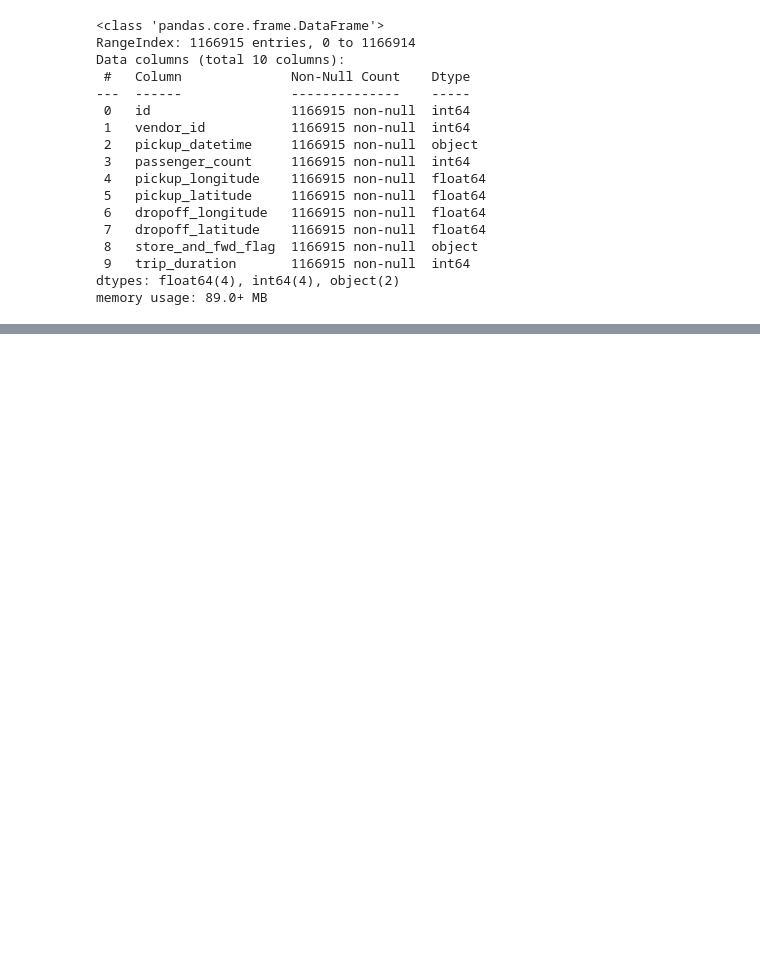
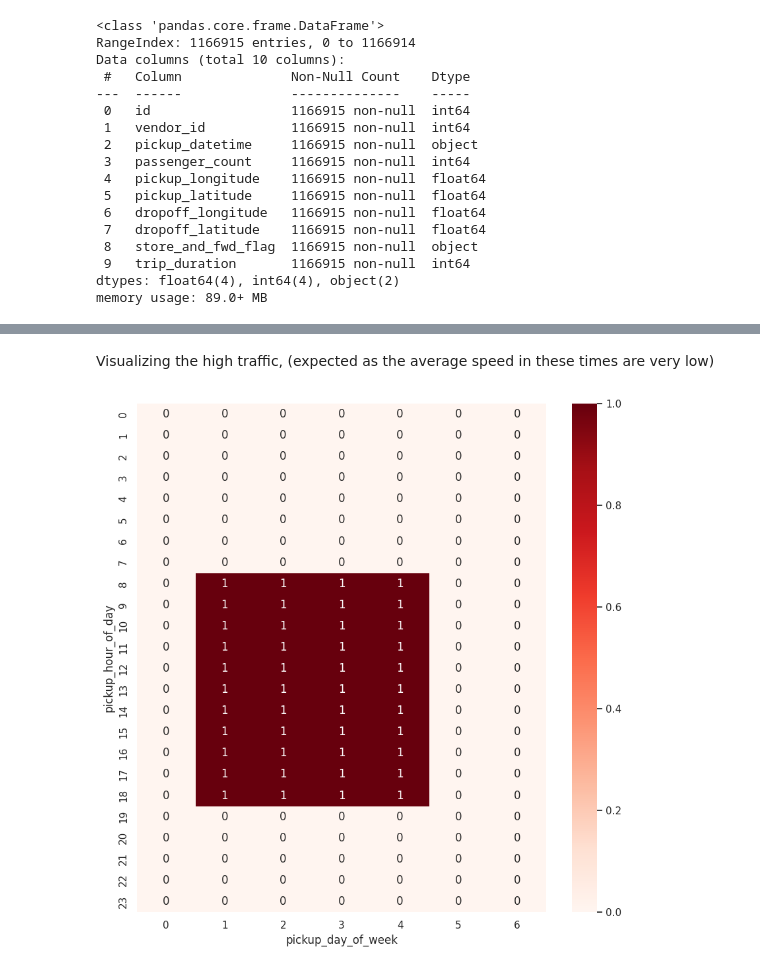
Before and after one commit to Os14you/ny-taxi-prediction, a Jupyter notebook: notebooks/eda.ipynb, the cells around one changed output, grey strips where cells are left out. Drawn from its saved outputs; the diff is of its cells as text; code cells hidden in the pictures; blank space fills up the shorter version.

```diff
--- a/notebooks/eda.ipynb
+++ b/notebooks/eda.ipynb
@@ -43,0 +156,14 @@ df.describe().round()
+# %% [markdown]
+Visualizing the high traffic, (expected as the average speed in these times are very low)
+# %%
+df_avg['traffic_congestion'] = 0
+df_avg.loc[(((1 <= df_avg['pickup_day_of_week']) & (df_avg['pickup_day_of_week'] <= 4)) & \
+            ((8 <= df_avg['pickup_hour_of_day']) & (df_avg['pickup_hour_of_day'] <= 18))), 'traffic_congestion'] = 1
+df_grb = df_avg.groupby(['pickup_day_of_week', 'pickup_hour_of_day'])['traffic_congestion'].max().reset_index()
+df_temp = df_avg.pivot(index='pickup_hour_of_day', columns='pickup_day_of_week', values='traffic_congestion')
+
+fig, ax = plt.subplots(figsize=(10, 10))
+sns.heatmap(df_temp, annot=True, ax=ax, cmap='Reds')
+plt.show()
+# %% [output]
+[figure, added]
```
Also changed, not shown: parts of 16 cells of this notebook, 2 other files.
